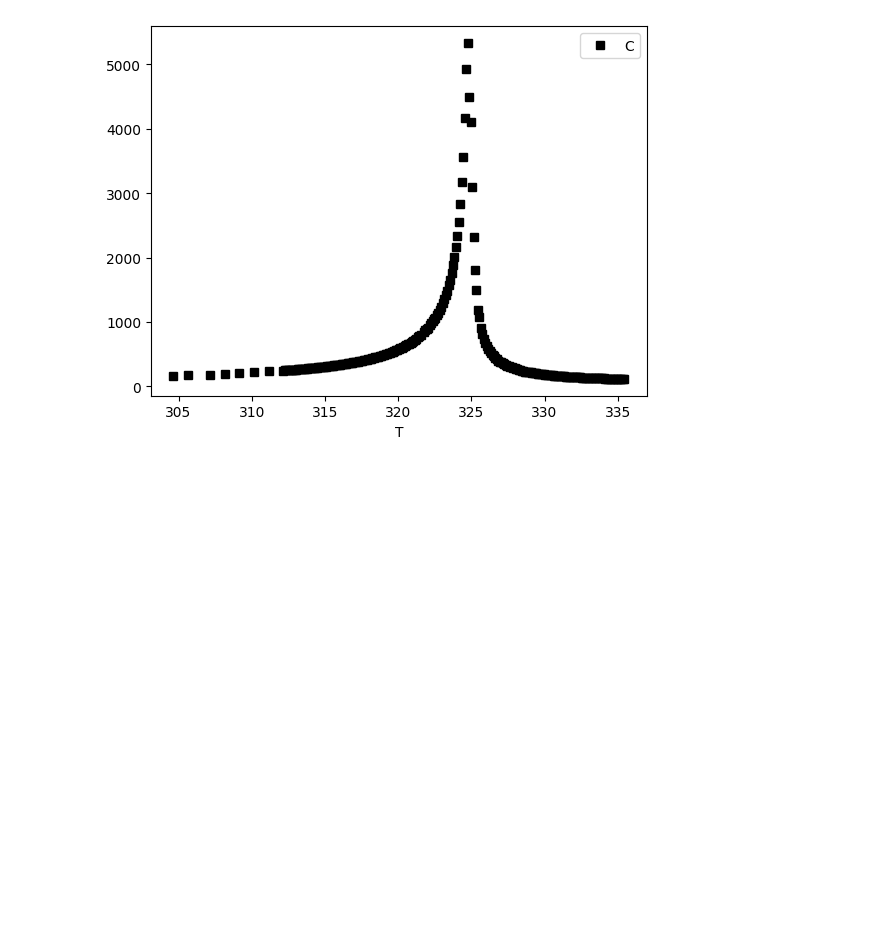
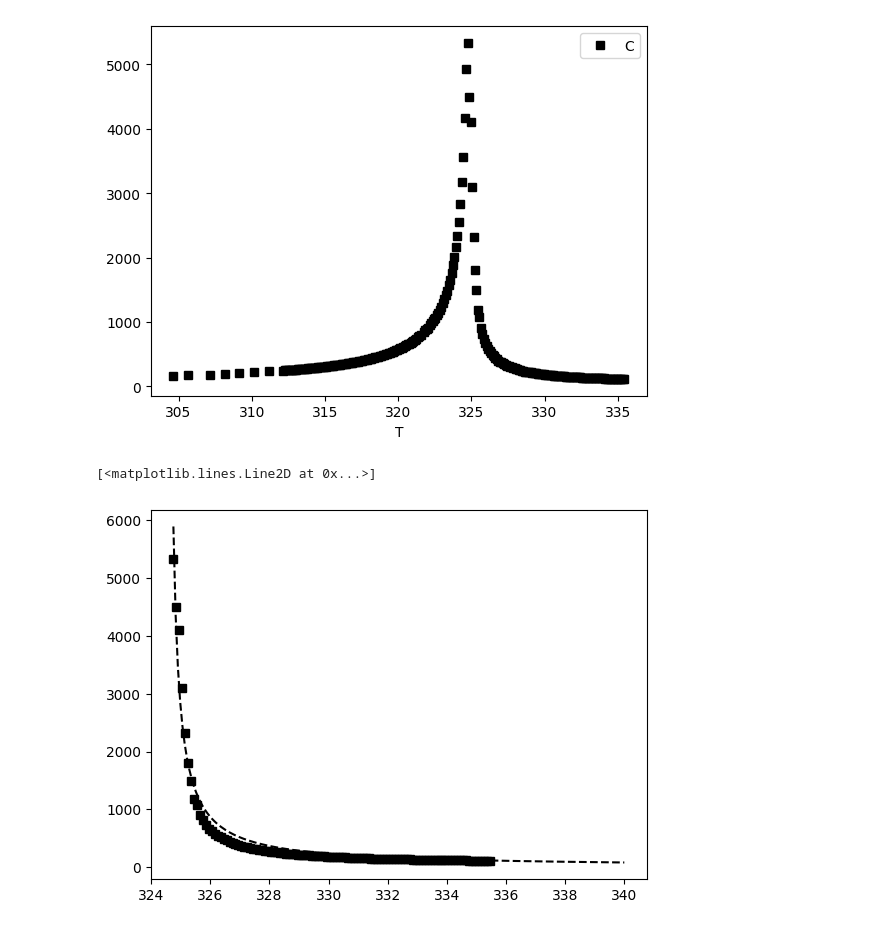
Before and after one commit to albertopeinador/FES_Curie, a Jupyter notebook: Curie.ipynb, the cells around one changed output. Cells and saved outputs as stored; diff of their text form; code cells hidden in the pictures; blank space fills up the shorter version.

```diff
--- a/Curie.ipynb
+++ b/Curie.ipynb
@@ -191,7 +204,25 @@ df['C'] = df['C']. astype(float)
 # %%
 df.plot(x = 'T', y = 'C', style = 'ks')
 Tc_TGS_index = np.argmax(df['C'])
-print(df['T'].loc[Tc_TGS])
+print(df['T'].loc[Tc_TGS_index])
+Tc_TGS = df['T'].loc[Tc_TGS_index]
 # %% [output]
 324.7499999999998
 [figure]
+# %%
+#   Fit c-w
+
+ax2 = plt.gca()
+
+ax2.plot(df['T'].loc[:Tc_TGS_index], df['C'].loc[:Tc_TGS_index], 'ks')
+
+fit_TGS, cov_TGS = curve_fit (cw, df['T'].loc[:Tc_TGS_index], df['C'].loc[:Tc_TGS_index])
+
+x_fit = np.linspace(Tc_TGS, 340, 200)
+
+y_fit = cw(x_fit, fit_TGS[0], fit_TGS[1])
+
+ax2.plot(x_fit, y_fit, 'k--')
+# %% [output]
+[<matplotlib.lines.Line2D at 0x...>]
+[figure, added]
```
Also changed, not shown: parts of 1 cell of this notebook.
